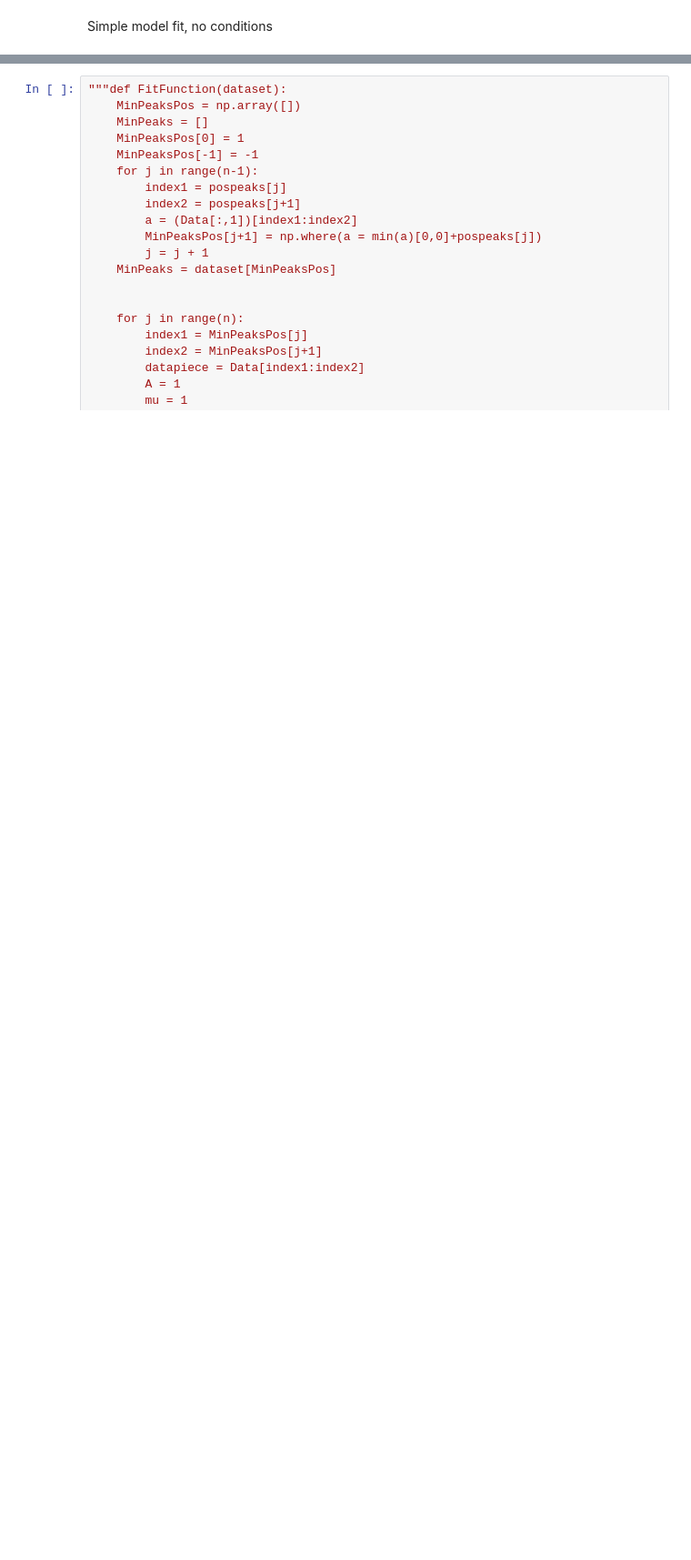
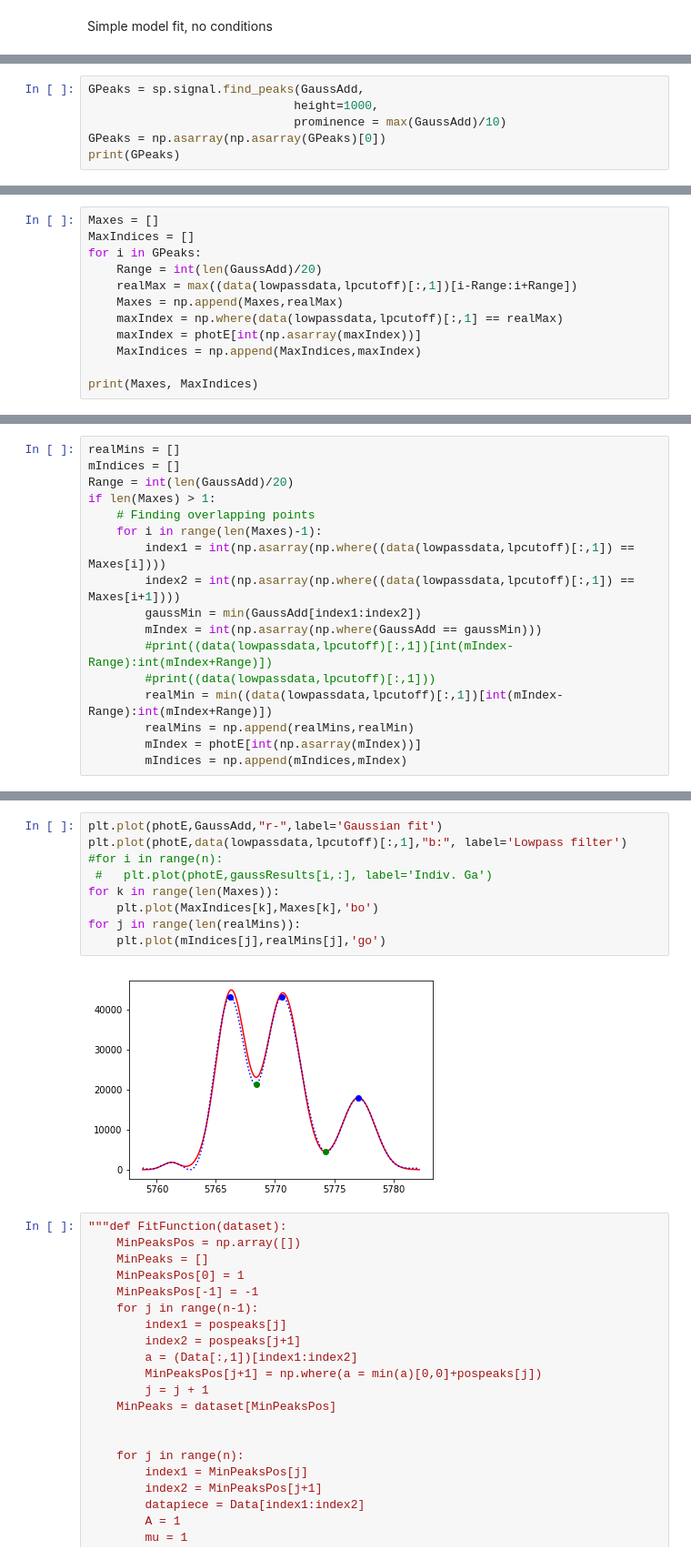
Before and after one commit to sara-sk/XFEL_Pulse_Duration, a Jupyter notebook: Mathematica translation.ipynb, the cells around one changed output, grey strips where cells are left out. Shown at 91% size. Drawn from its saved outputs; the diff is of its cells as text; blank space fills up the shorter version.

```diff
--- a/Mathematica translation.ipynb
+++ b/Mathematica translation.ipynb
@@ -196,0 +181,6 @@ for i in range(n-1):
+# %%
+GPeaks = sp.signal.find_peaks(GaussAdd,
+                             height=1000,
+                             prominence = max(GaussAdd)/10)
+GPeaks = np.asarray(np.asarray(GPeaks)[0])
+print(GPeaks)
@@ -196,0 +189,12 @@ for i in range(n-1):
+# %%
+Maxes = []
+MaxIndices = []
+for i in GPeaks:
+    Range = int(len(GaussAdd)/20)
+    realMax = max((data(lowpassdata,lpcutoff)[:,1])[i-Range:i+Range])
+    Maxes = np.append(Maxes,realMax)
+    maxIndex = np.where(data(lowpassdata,lpcutoff)[:,1] == realMax)
+    maxIndex = photE[int(np.asarray(maxIndex))]
+    MaxIndices = np.append(MaxIndices,maxIndex)
+
+print(Maxes, MaxIndices)
@@ -196,0 +203,17 @@ for i in range(n-1):
+# %%
+realMins = []
+mIndices = []
+Range = int(len(GaussAdd)/20)
+if len(Maxes) > 1:
+    # Finding overlapping points
+    for i in range(len(Maxes)-1):
+        index1 = int(np.asarray(np.where((data(lowpassdata,lpcutoff)[:,1]) == Maxes[i])))
+        index2 = int(np.asarray(np.where((data(lowpassdata,lpcutoff)[:,1]) == Maxes[i+1])))
+        gaussMin = min(GaussAdd[index1:index2])
+        mIndex = int(np.asarray(np.where(GaussAdd == gaussMin)))
+        #print((data(lowpassdata,lpcutoff)[:,1])[int(mIndex-Range):int(mIndex+Range)])
+        #print((data(lowpassdata,lpcutoff)[:,1]))
+        realMin = min((data(lowpassdata,lpcutoff)[:,1])[int(mIndex-Range):int(mIndex+Range)])
+        realMins = np.append(realMins,realMin)
+        mIndex = photE[int(np.asarray(mIndex))]
+        mIndices = np.append(mIndices,mIndex)
@@ -197,3 +224,14 @@ for i in range(n-1):
+# %%
+plt.plot(photE,GaussAdd,"r-",label='Gaussian fit')
+plt.plot(photE,data(lowpassdata,lpcutoff)[:,1],"b:", label='Lowpass filter')
+#for i in range(n):
+ #   plt.plot(photE,gaussResults[i,:], label='Indiv. Ga')
+for k in range(len(Maxes)):
+    plt.plot(MaxIndices[k],Maxes[k],'bo')
+for j in range(len(realMins)):
+    plt.plot(mIndices[j],realMins[j],'go')
+# %% [output]
+[figure, added]
 # %%
 """def FitFunction(dataset):
     MinPeaksPos = np.array([])
```
Also changed, not shown: parts of 14 cells of this notebook.
